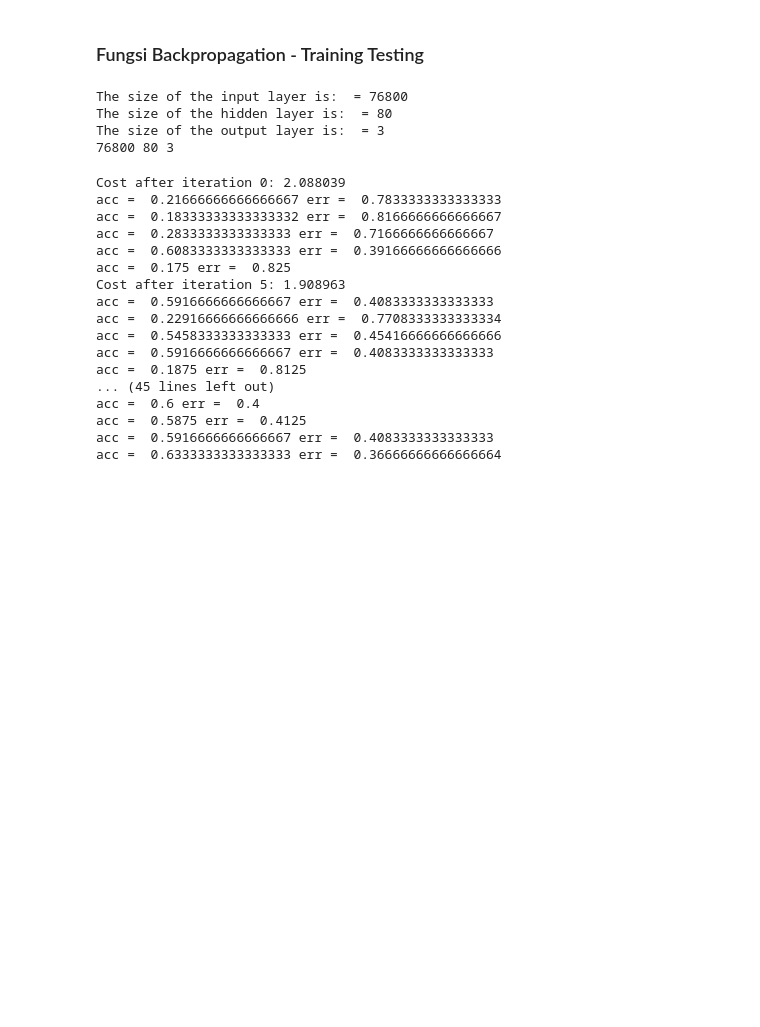
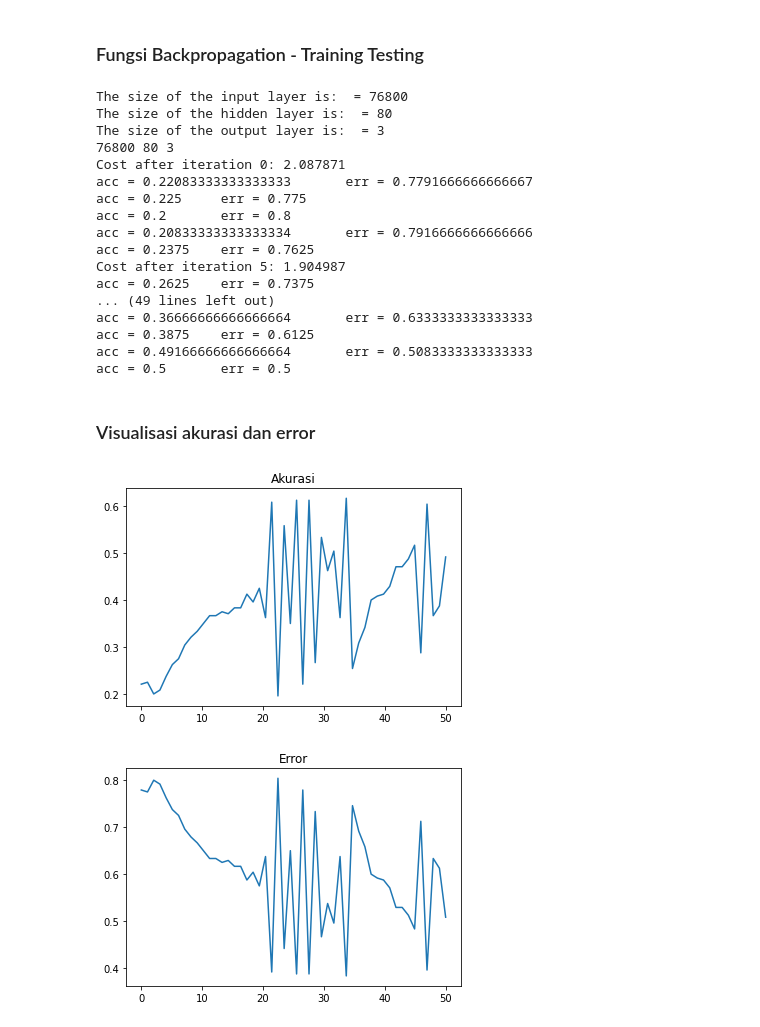
Before and after one commit to danielsitepu36/Flowers-Multi_Layer_Perceptron, a Jupyter notebook: Tugas_ML_MLP_Adhit_Daniel_Rian.ipynb, the cells around one changed output. Cells and saved outputs as stored; diff of their text form; code cells hidden in the pictures; blank space fills up the shorter version.

Commit message:
tambah visualisasi dan testing ulang eror + akurasi

```diff
--- a/Tugas_ML_MLP_Adhit_Daniel_Rian.ipynb
+++ b/Tugas_ML_MLP_Adhit_Daniel_Rian.ipynb
@@ -373,9 +399,24 @@ def prediction(parameters, X, Y):
 # %% [markdown]
 ### Fungsi Backpropagation - Akurasi
+# %%
+def accuracy(predictions, Y):
+    real = np.argmax(Y, axis=0)
+    dataLength = len(predictions)
+    acc = 0
+    error = 0
+    for i in range(len(predictions)):
+        if predictions[i] == real[i]:
+            acc += 1
+        else:
+            error += 1
+    acc = acc/dataLength
+    error = error/dataLength
+    print(f'acc = {acc}\terr = {error}')
+    return acc, error
 # %% [markdown]
 ### Fungsi Backpropagation - Training Testing
 # %%
-def training(X, Y, hidden_unit, num_iterations = 1000):
+def training(X, Y, hidden_unit, num_iterations = 1000, learning_rate = 0.1):
     np.random.seed(3)
     input_unit = defineStructure(X, Y)[0]
     output_unit = defineStructure(X, Y)[2]
@@ -387,47 +428,63 @@ def training(X, Y, hidden_unit, num_iterations = 1000):
     W2 = parameters['W2']
     b2 = parameters['b2']
 
-    accuracy = []
+    accList = []
     error = []
     for i in range(0, num_iterations):
         A2, cache = forwardPropagation(X, parameters)
         cost = crossEntropyCost(A2, Y, parameters)
         grads = backwardPropagation(parameters, cache, X, Y)
-        parameters = gradientDescent(parameters, grads)
+        parameters = gradientDescent(parameters, grads, learning_rate)
         if i % 5 == 0:
             print ("Cost after iteration %i: %f" %(i, cost))
-        predictions, acc, err = prediction(parameters, X_train, Y_train)
-        accuracy.append(acc)
+        predictions, true_matrix = prediction(parameters, X, Y)
+        acc, err = accuracy(predictions, Y)
+        # predictions, acc, err = prediction(parameters, X, Y)
+        accList.append(acc)
         error.append(err)
 
 
-    return parameters
+    return parameters, accList, error
 
 (input_unit, hidden_unit, output_unit) = defineStructure(X_train, Y_train)
 print("The size of the input layer is:  = " + str(input_unit))
 print("The size of the hidden layer is:  = " + str(hidden_unit))
 print("The size of the output layer is:  = " + str(output_unit))
-parameters = training(X_train, Y_train, 80, num_iterations=50)
+parameters, accList, errorList = training(X_train, Y_train, 80, num_iterations=50)
 predictions = prediction(parameters, X_test, Y_test)
+acc, err = accuracy(predictions[0], Y_test)
 # %% [output]
 The size of the input layer is:  = 76800
 The size of the hidden layer is:  = 80
 The size of the output layer is:  = 3
 76800 80 3
+Cost after iteration 0: 2.087871
+acc = 0.22083333333333333       err = 0.7791666666666667
+acc = 0.225     err = 0.775
+acc = 0.2       err = 0.8
+acc = 0.20833333333333334       err = 0.7916666666666666
+acc = 0.2375    err = 0.7625
+Cost after iteration 5: 1.904987
+acc = 0.2625    err = 0.7375
+... (49 lines left out)
+acc = 0.36666666666666664       err = 0.6333333333333333
+acc = 0.3875    err = 0.6125
+acc = 0.49166666666666664       err = 0.5083333333333333
+acc = 0.5       err = 0.5
-Cost after iteration 0: 2.088039
-acc =  0.21666666666666667 err =  0.7833333333333333
-acc =  0.18333333333333332 err =  0.8166666666666667
-acc =  0.2833333333333333 err =  0.7166666666666667
-acc =  0.6083333333333333 err =  0.39166666666666666
-acc =  0.175 err =  0.825
-Cost after iteration 5: 1.908963
-acc =  0.5916666666666667 err =  0.4083333333333333
-acc =  0.22916666666666666 err =  0.7708333333333334
-acc =  0.5458333333333333 err =  0.45416666666666666
-acc =  0.5916666666666667 err =  0.4083333333333333
-acc =  0.1875 err =  0.8125
-... (45 lines left out)
-acc =  0.6 err =  0.4
-acc =  0.5875 err =  0.4125
-acc =  0.5916666666666667 err =  0.4083333333333333
-acc =  0.6333333333333333 err =  0.36666666666666664
+# %% [markdown]
+### Visualisasi akurasi dan error
+# %%
+# Visualize
+
+def visualize(arr, title=''):
+    x_axis = np.linspace(0, len(arr), len(arr))
+    plt.plot(x_axis, arr)
+    # plt.axis([0,len(arr), 0, 1])
+    plt.title(title)
+    plt.show()
+visualize(accList, 'Akurasi')
+visualize(errorList, 'Error')
+# accList
+# %% [output]
+[figure, added]
+[figure, added]
```
Also changed, not shown: parts of 8 cells of this notebook.
